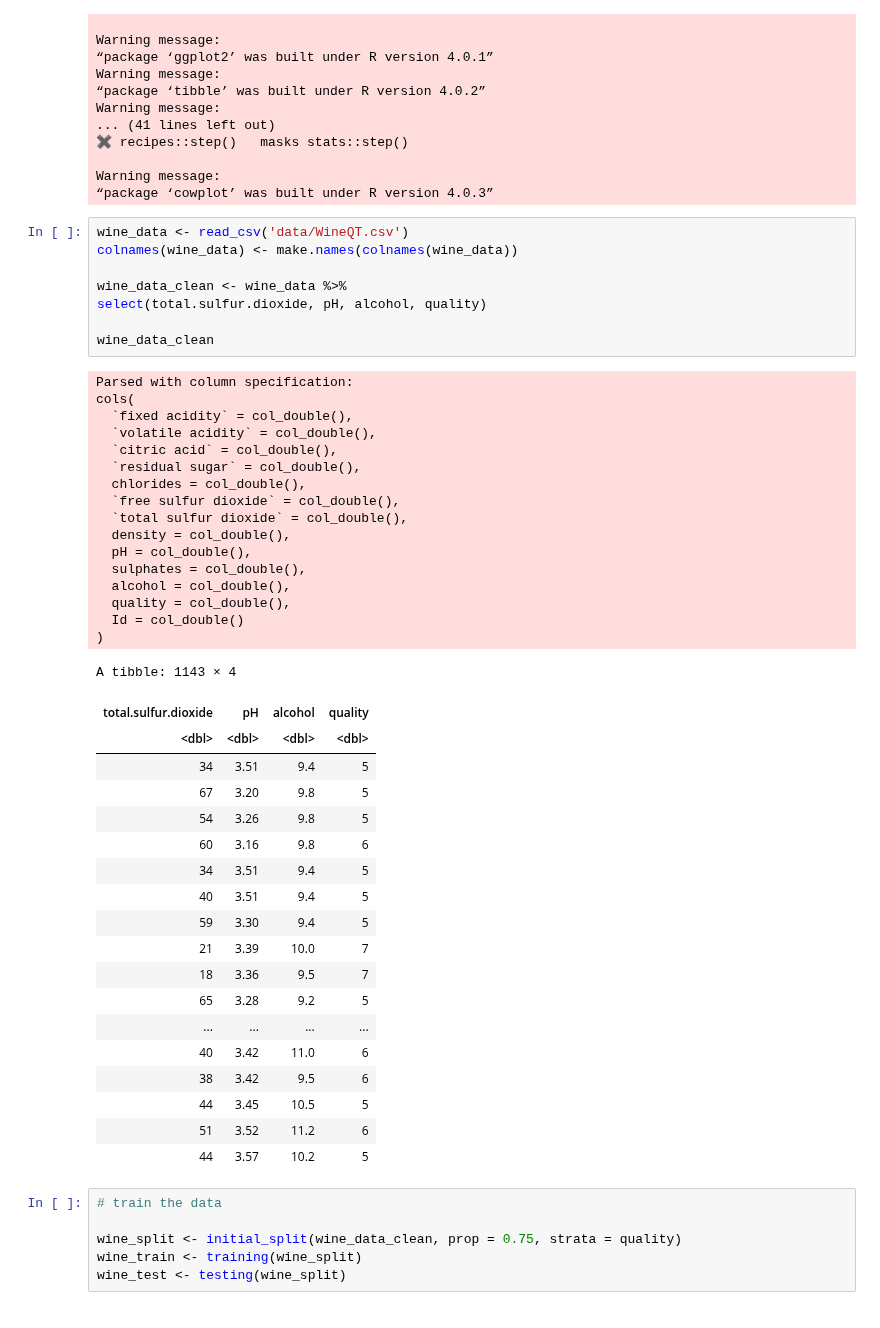
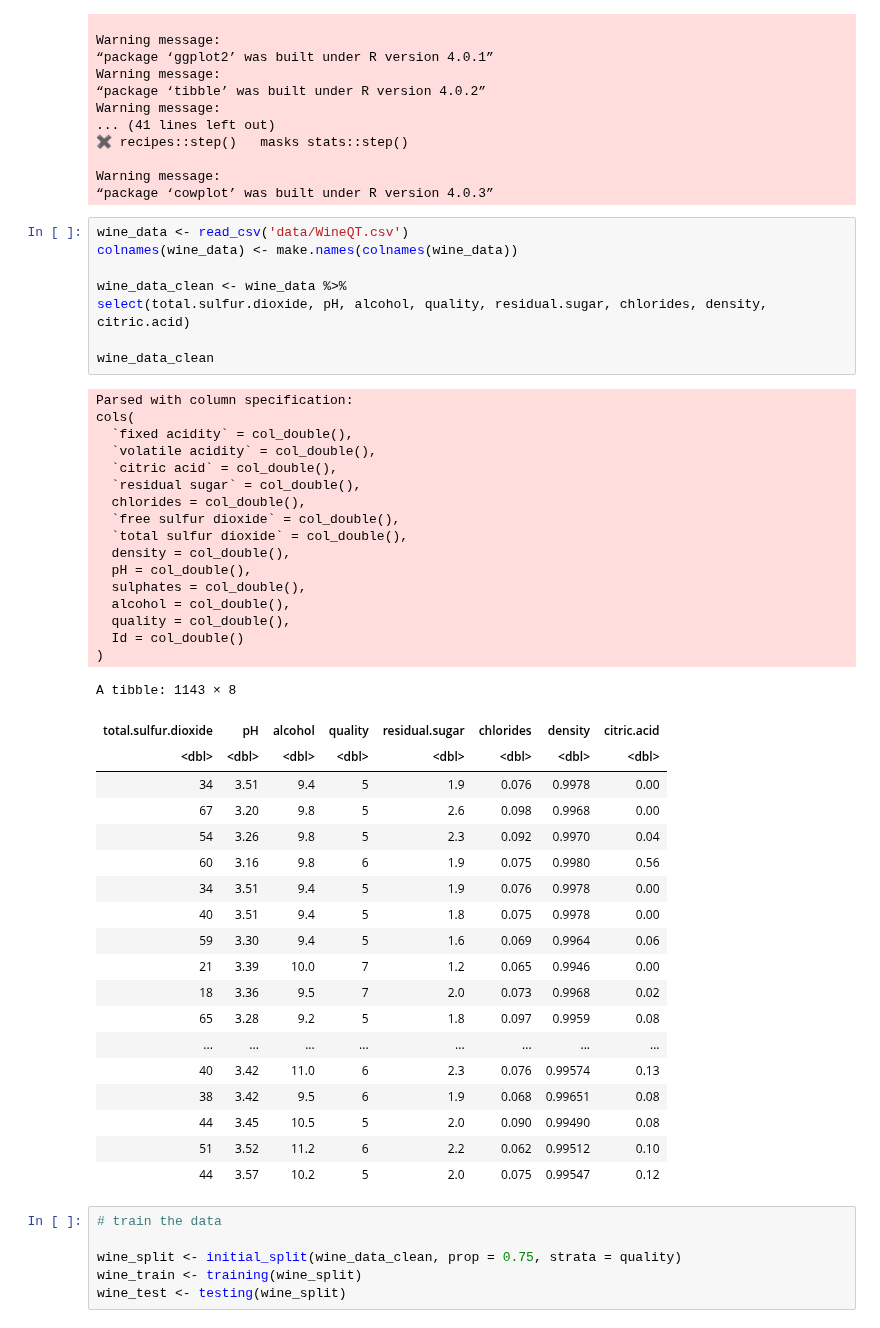
Before and after one commit to SurajDatta/DSCI100_group_project, a Jupyter notebook: Group project proposal.ipynb, the cells around one changed output. Saved outputs shown, nothing was run; the diff lists cells and outputs as text.

```diff
--- a/Group project proposal.ipynb
+++ b/Group project proposal.ipynb
@@ -29,47 +29,47 @@ Warning message:
 # %%
 wine_data <- read_csv('data/WineQT.csv')
 colnames(wine_data) <- make.names(colnames(wine_data))
 
 wine_data_clean <- wine_data %>%
-select(total.sulfur.dioxide, pH, alcohol, quality)
+select(total.sulfur.dioxide, pH, alcohol, quality, residual.sugar, chlorides, density, citric.acid)
 
 wine_data_clean
 # %% [output]
 Parsed with column specification:
 cols(
   `fixed acidity` = col_double(),
   `volatile acidity` = col_double(),
   `citric acid` = col_double(),
   `residual sugar` = col_double(),
   chlorides = col_double(),
   `free sulfur dioxide` = col_double(),
   `total sulfur dioxide` = col_double(),
   density = col_double(),
   pH = col_double(),
   sulphates = col_double(),
   alcohol = col_double(),
   quality = col_double(),
   Id = col_double()
 )
-A tibble: 1143 × 4
+A tibble: 1143 × 8
-| total.sulfur.dioxide | pH | alcohol | quality |
-| <dbl> | <dbl> | <dbl> | <dbl> |
-| 34 | 3.51 | 9.4 | 5 |
-| 67 | 3.20 | 9.8 | 5 |
-| 54 | 3.26 | 9.8 | 5 |
-| 60 | 3.16 | 9.8 | 6 |
-| 34 | 3.51 | 9.4 | 5 |
-| 40 | 3.51 | 9.4 | 5 |
-| 59 | 3.30 | 9.4 | 5 |
-| 21 | 3.39 | 10.0 | 7 |
-| 18 | 3.36 | 9.5 | 7 |
-| 65 | 3.28 | 9.2 | 5 |
-| ... | ... | ... | ... |
-| 40 | 3.42 | 11.0 | 6 |
-| 38 | 3.42 | 9.5 | 6 |
-| 44 | 3.45 | 10.5 | 5 |
-| 51 | 3.52 | 11.2 | 6 |
-| 44 | 3.57 | 10.2 | 5 |
+| total.sulfur.dioxide | pH | alcohol | quality | residual.sugar | chlorides | density | citric.acid |
+| <dbl> | <dbl> | <dbl> | <dbl> | <dbl> | <dbl> | <dbl> | <dbl> |
+| 34 | 3.51 | 9.4 | 5 | 1.9 | 0.076 | 0.9978 | 0.00 |
+| 67 | 3.20 | 9.8 | 5 | 2.6 | 0.098 | 0.9968 | 0.00 |
+| 54 | 3.26 | 9.8 | 5 | 2.3 | 0.092 | 0.9970 | 0.04 |
+| 60 | 3.16 | 9.8 | 6 | 1.9 | 0.075 | 0.9980 | 0.56 |
+| 34 | 3.51 | 9.4 | 5 | 1.9 | 0.076 | 0.9978 | 0.00 |
+| 40 | 3.51 | 9.4 | 5 | 1.8 | 0.075 | 0.9978 | 0.00 |
+| 59 | 3.30 | 9.4 | 5 | 1.6 | 0.069 | 0.9964 | 0.06 |
+| 21 | 3.39 | 10.0 | 7 | 1.2 | 0.065 | 0.9946 | 0.00 |
+| 18 | 3.36 | 9.5 | 7 | 2.0 | 0.073 | 0.9968 | 0.02 |
+| 65 | 3.28 | 9.2 | 5 | 1.8 | 0.097 | 0.9959 | 0.08 |
+| ... | ... | ... | ... | ... | ... | ... | ... |
+| 40 | 3.42 | 11.0 | 6 | 2.3 | 0.076 | 0.99574 | 0.13 |
+| 38 | 3.42 | 9.5 | 6 | 1.9 | 0.068 | 0.99651 | 0.08 |
+| 44 | 3.45 | 10.5 | 5 | 2.0 | 0.090 | 0.99490 | 0.08 |
+| 51 | 3.52 | 11.2 | 6 | 2.2 | 0.062 | 0.99512 | 0.10 |
+| 44 | 3.57 | 10.2 | 5 | 2.0 | 0.075 | 0.99547 | 0.12 |
 # %%
 # train the data
 
```
Also changed, not shown: parts of 1 cell of this notebook.
